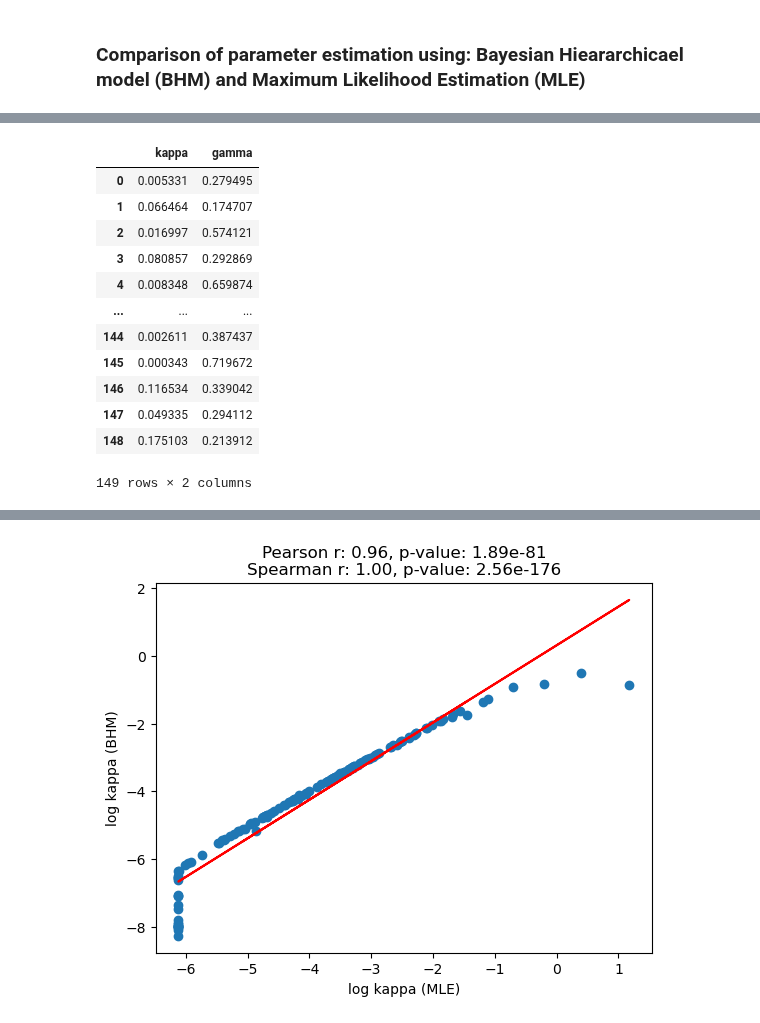
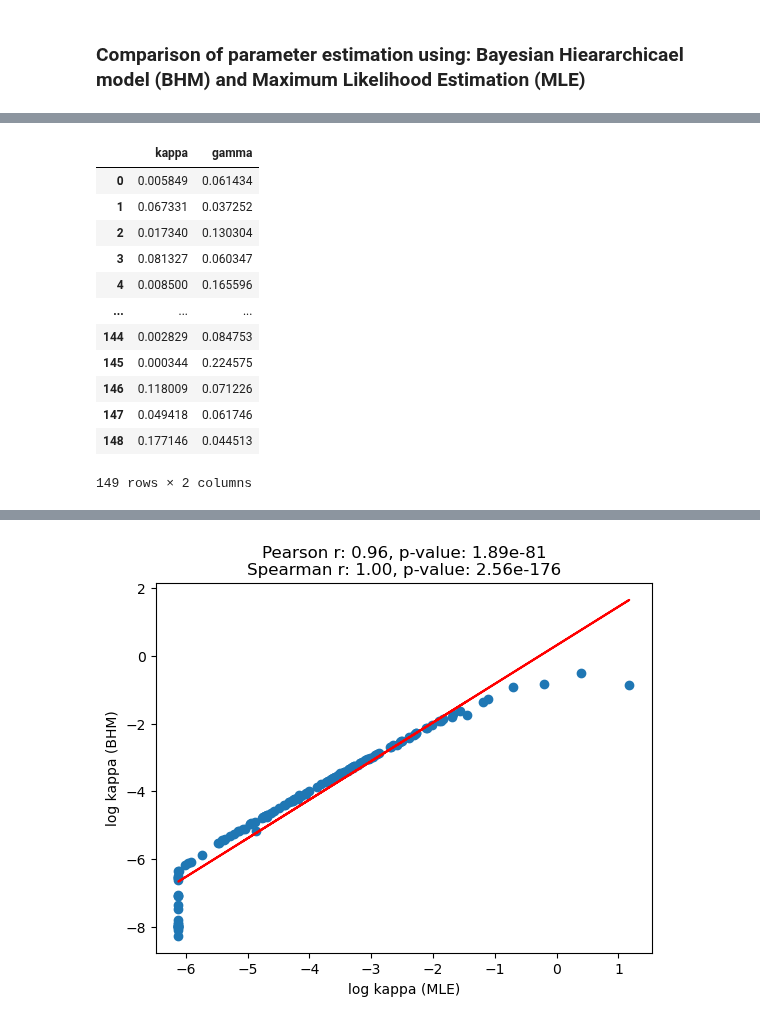
Before and after one commit to CDN-Lab/BH_model, a Jupyter notebook: BHM_MLE_correlation.ipynb, the cells around one changed output, grey strips where cells are left out. Cells and saved outputs as stored; diff of their text form; code cells hidden in the pictures.

```diff
--- a/BHM_MLE_correlation.ipynb
+++ b/BHM_MLE_correlation.ipynb
@@ -37,0 +38,16 @@ df_mle[['subject','kappa','gamma']]
+# %%
+def plot_MLE_correlation(df,idx=1,var2='R2',var1='kappa'):
+    plt.figure(idx)
+    x = np.log(df[var1])
+    y = df[var2]
+    plt.scatter(x, y)
+    plt.xlabel('log {} (MLE)'.format(var1))
+    plt.ylabel('{} (MLE)'.format(var2))
+    corr = compute_correlations(x, y)
+    m, b = np.polyfit(x, y, 1)
+    plt.plot(x, m*x+b,"r-")
+    plt.title(f"Pearson r: {corr['Pearson']['r']:.2f}, p-value: {corr['Pearson']['p-value']:.2e}\nSpearman r: {corr['Spearman']['r']:.2f}, p-value: {corr['Spearman']['p-value']:.2e}")
+# %%
+var_names=['kappa','gamma']
+for idx,var in enumerate(var_names):
+    plot_MLE_correlation(df_mle,idx=idx,var2='R2',var1=var)
@@ -44,24 +63,24 @@ def extract_mean(fn,var_names=['kappa','gamma'],nb_subjects=149):
         df_bhm[var] = df.loc[df.index.isin(ind_list)]['mean'].reset_index(drop=True)
     return df_bhm
 # %%
-experiment='gk_beta'
+experiment='gHNorm_kGam'
 bhm_dir = '/Volumes/UCDN/datasets/IDM/BH/csv'
 bhm_fn = os.path.join(bhm_dir,'BHM_model_summary.{}.csv'.format(experiment))
 df_bhm = extract_mean(bhm_fn,var_names=['kappa','gamma'],nb_subjects=df_mle.shape[0])
 df_bhm
 # %% [output]
 |  | kappa | gamma |
-| 0 | 0.005331 | 0.279495 |
-| 1 | 0.066464 | 0.174707 |
-| 2 | 0.016997 | 0.574121 |
-| 3 | 0.080857 | 0.292869 |
-| 4 | 0.008348 | 0.659874 |
+| 0 | 0.005849 | 0.061434 |
+| 1 | 0.067331 | 0.037252 |
+| 2 | 0.017340 | 0.130304 |
+| 3 | 0.081327 | 0.060347 |
+| 4 | 0.008500 | 0.165596 |
 | ... | ... | ... |
-| 144 | 0.002611 | 0.387437 |
-| 145 | 0.000343 | 0.719672 |
-| 146 | 0.116534 | 0.339042 |
-| 147 | 0.049335 | 0.294112 |
-| 148 | 0.175103 | 0.213912 |
+| 144 | 0.002829 | 0.084753 |
+| 145 | 0.000344 | 0.224575 |
+| 146 | 0.118009 | 0.071226 |
+| 147 | 0.049418 | 0.061746 |
+| 148 | 0.177146 | 0.044513 |
 149 rows × 2 columns
 # %%
 def plot_correlation(df_mle,df_bhm,idx=1,var='kappa'):
```
Also changed, not shown: parts of 3 cells of this notebook, 1 other file.
